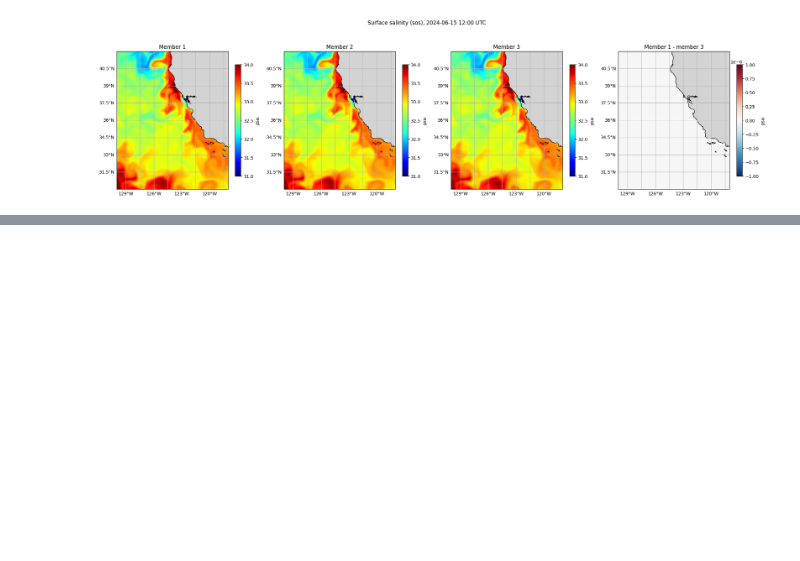
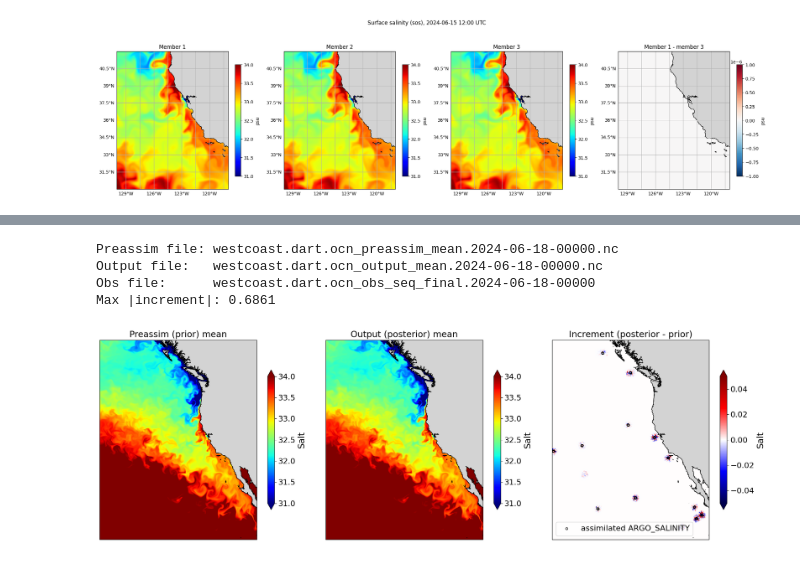
Before and after one commit to parisaheidary/crocodile2026, a Jupyter notebook: notebooks/dart.tutorial3_cycling_dart_cesm_wc.ipynb, the cells around one changed output, grey strips where cells are left out. Saved outputs shown, nothing was run; the diff lists cells and outputs as text; code cells hidden in the pictures; blank space fills up the shorter version.

```diff
--- a/notebooks/dart.tutorial3_cycling_dart_cesm_wc.ipynb
+++ b/notebooks/dart.tutorial3_cycling_dart_cesm_wc.ipynb
@@ -1106,0 +1228,28 @@ plot_members(var="Salt", day=0, pair=(1, 3))
+# %%
+import matplotlib.pyplot as plt
+from IPython.display import display
+
+plt.rcParams.update({
+    "font.size": 18, "axes.titlesize": 18, "axes.labelsize": 18,
+    "xtick.labelsize": 16, "ytick.labelsize": 16, "legend.fontsize": 16,
+})
+
+_show = plt.show
+plt.show = lambda *a, **k: None
+try:
+    plot_state_space(TIMESTAMP, var="Salt", vmin=31, vmax=34, inc_lim=0.05, obs_type="ARGO_SALINITY")
+finally:
+    plt.show = _show
+
+fig = plt.gcf()
+fig.set_size_inches(20, 6.5)       # wide 3-panel strip for a slide
+fig.tight_layout()
+fig.savefig("state_space_salt.png", dpi=300, bbox_inches="tight")
+display(fig)
+plt.close(fig)
+# %% [output]
+Preassim file: westcoast.dart.ocn_preassim_mean.2024-06-18-00000.nc
+Output file:   westcoast.dart.ocn_output_mean.2024-06-18-00000.nc
+Obs file:      westcoast.dart.ocn_obs_seq_final.2024-06-18-00000
+Max |increment|: 0.6861
+[figure, added]
```
Also changed, not shown: parts of 7 cells of this notebook.
